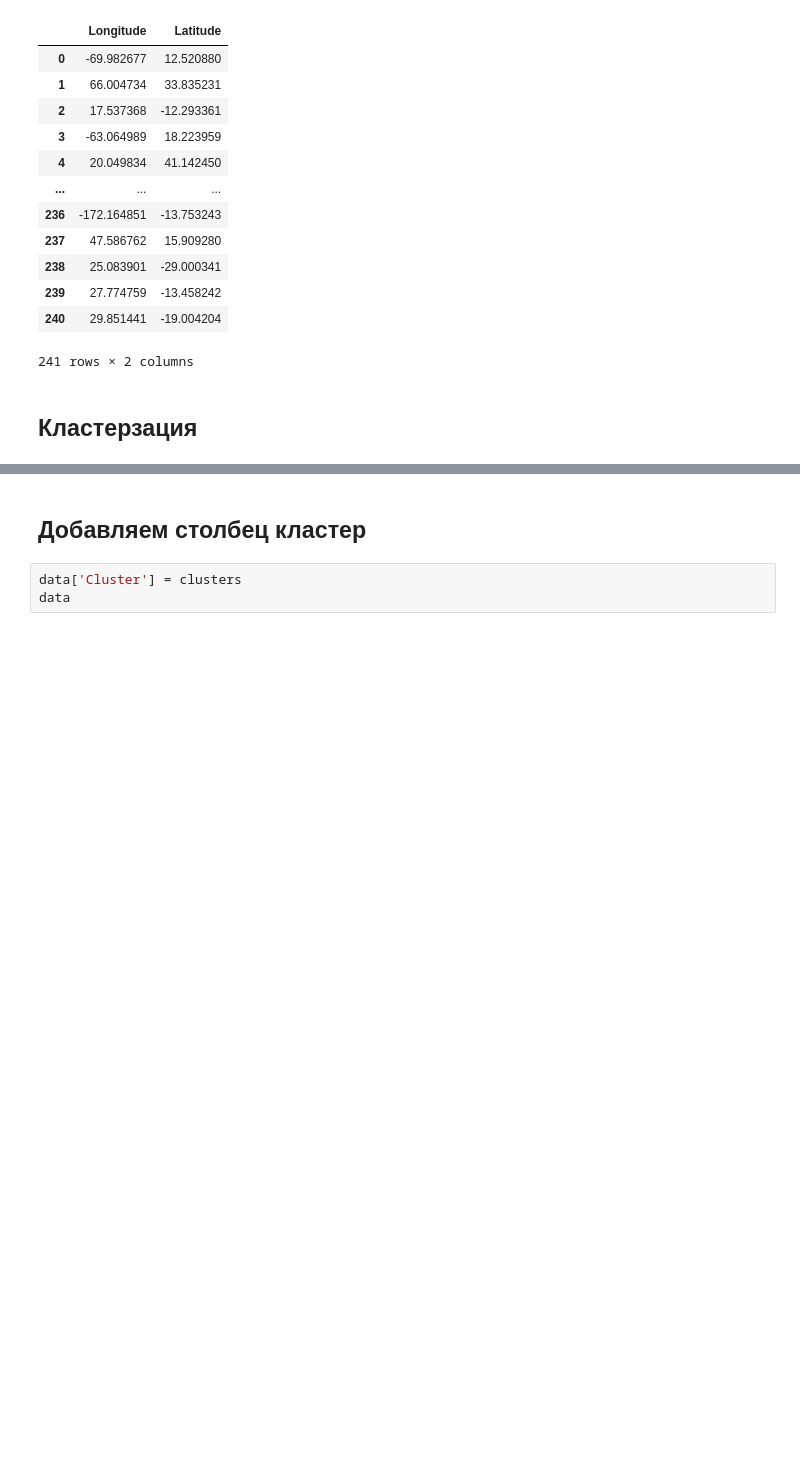
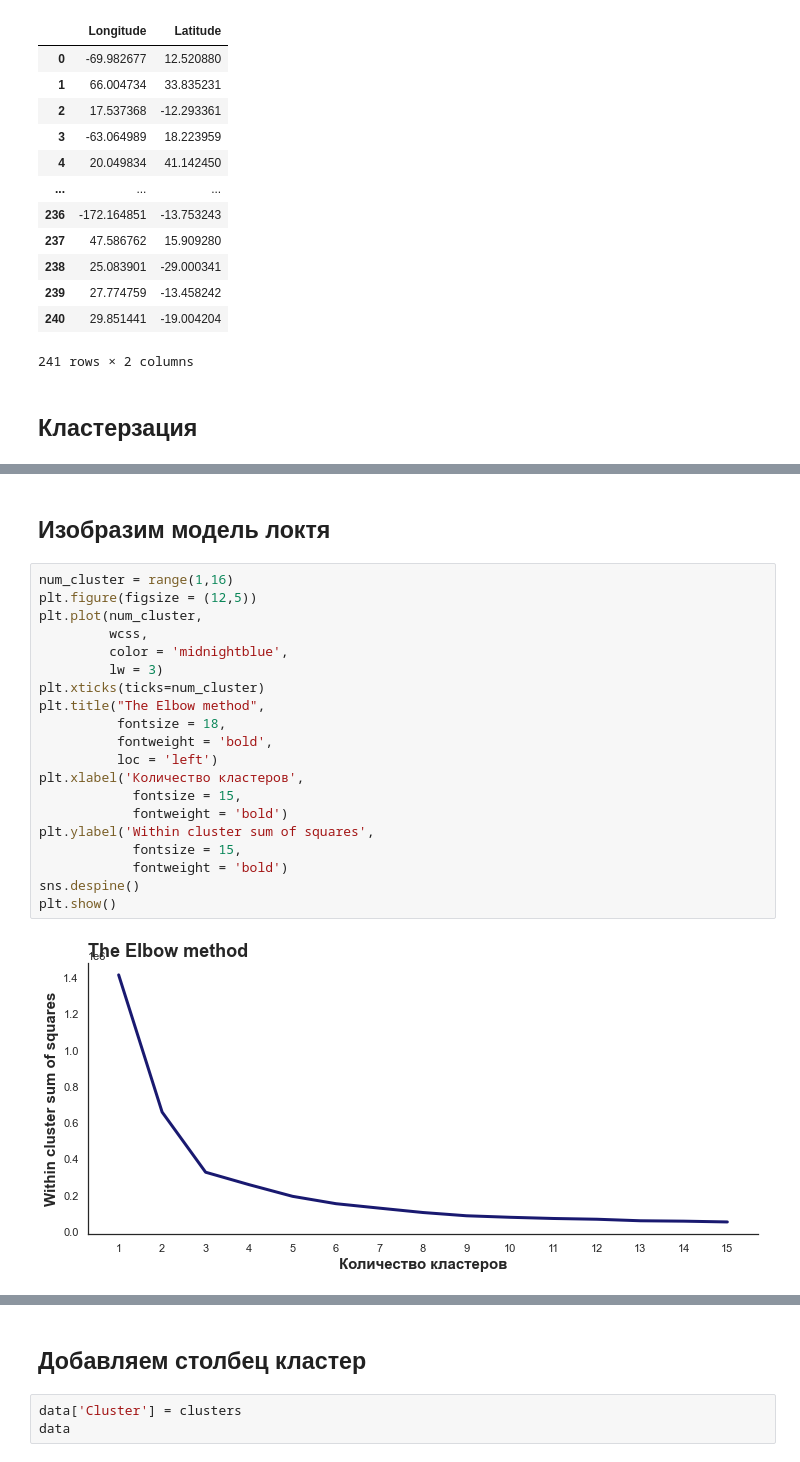
Before and after one commit to arl9kin/Python_data, a Jupyter notebook: ML/cluster/A Simple Example of Clustering.ipynb, the cells around one changed output, grey strips where cells are left out. Drawn from its saved outputs; the diff is of its cells as text; blank space fills up the shorter version.

Commit message:
add elbow

```diff
--- a/ML/cluster/A Simple Example of Clustering.ipynb
+++ b/ML/cluster/A Simple Example of Clustering.ipynb
@@ -74,0 +87,24 @@ x
+# %% [markdown]
+## Изобразим модель локтя
+# %%
+num_cluster = range(1,16)
+plt.figure(figsize = (12,5))
+plt.plot(num_cluster,
+         wcss,
+         color = 'midnightblue',
+         lw = 3)
+plt.xticks(ticks=num_cluster)
+plt.title("The Elbow method",
+          fontsize = 18,
+          fontweight = 'bold',
+          loc = 'left')
+plt.xlabel('Количество кластеров',
+            fontsize = 15,
+            fontweight = 'bold')
+plt.ylabel('Within cluster sum of squares',
+            fontsize = 15,
+            fontweight = 'bold')
+sns.despine()
+plt.show()
+# %% [output]
+[figure, added]
```
Also changed, not shown: parts of 11 cells of this notebook, 1 other file.
